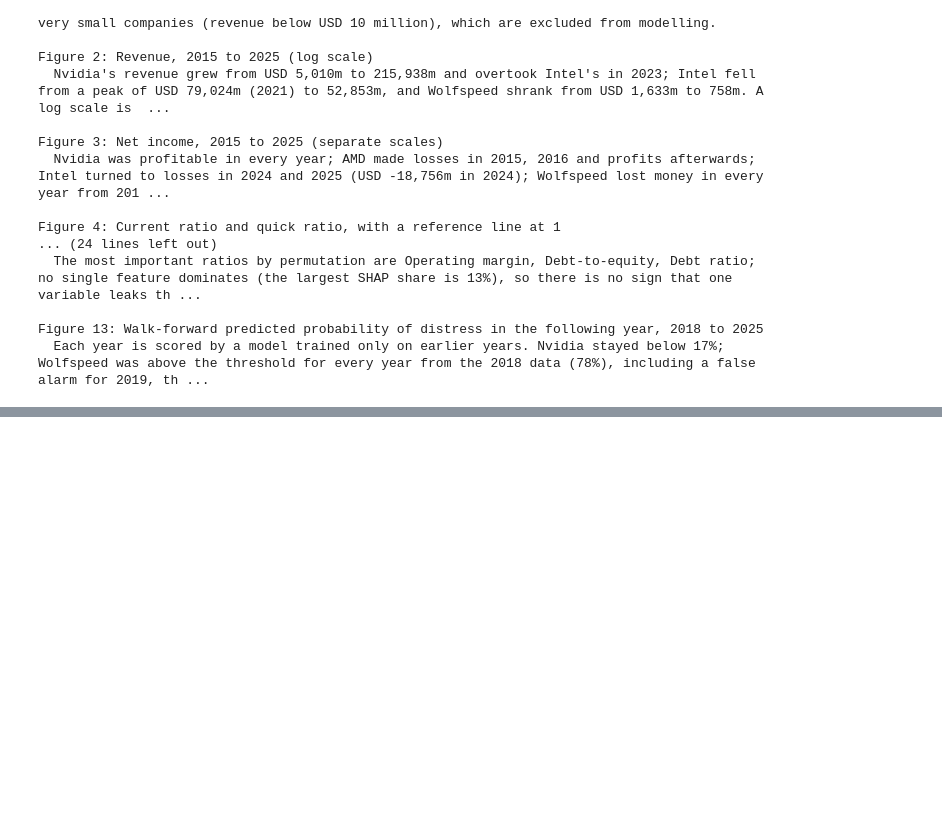
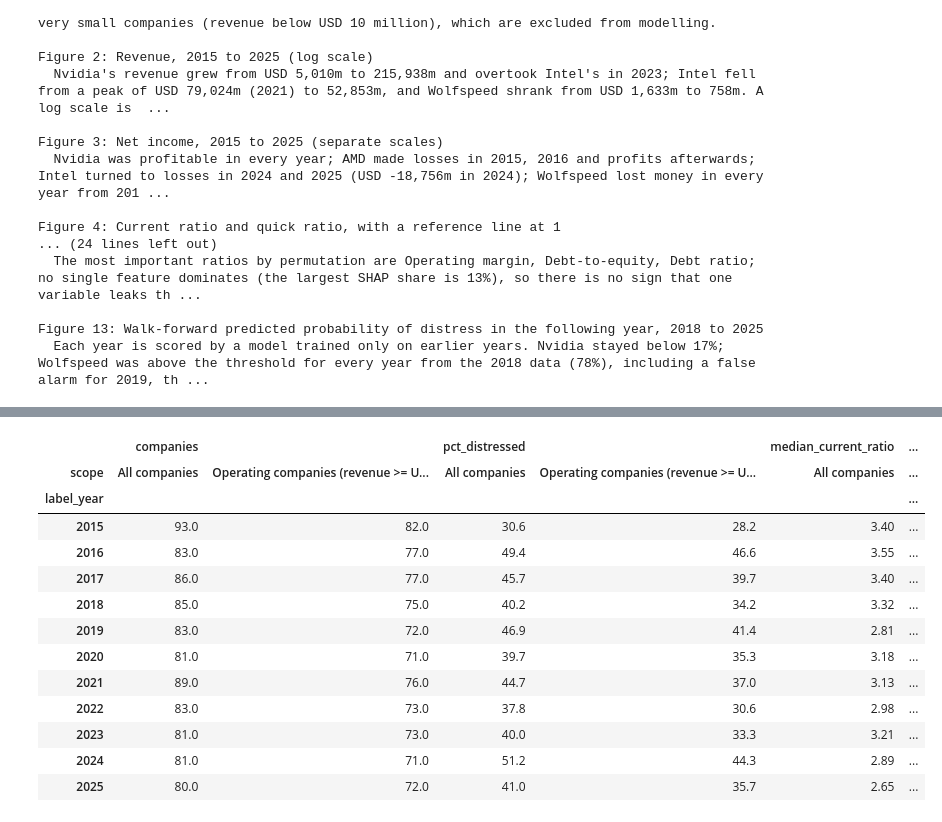
Before and after one commit to YashPatel2777/FADS_MINI_PROJECT, a Jupyter notebook: notebooks/06_figures_and_exports.ipynb, the cells around one changed output, grey strips where cells are left out. Drawn from its saved outputs; the diff is of its cells as text; code cells hidden in the pictures; blank space fills up the shorter version.

```diff
--- a/notebooks/06_figures_and_exports.ipynb
+++ b/notebooks/06_figures_and_exports.ipynb
@@ -508,0 +521,13 @@ Figure 13: Walk-forward predicted probability of distress in the following year,
+# %%
+import sys
+import pandas as pd
+sys.path.insert(0, "..")
+from src import config
+from src import exports as E
+
+pd.set_option("display.width", 200)
+pd.set_option("display.max_colwidth", 120)
+
+tables = E.build_all()
+E.save_all(tables)
+pd.DataFrame([{"file": f"{k}.csv", "rows": len(v), "columns": v.shape[1]} for k, v in tables.items()])
@@ -508,0 +579,23 @@ Figure 13: Walk-forward predicted probability of distress in the following year,
+# %%
+s = tables["sector_by_year"]
+show = s.assign(pct_distressed=(s["pct_distressed"] * 100).round(1),
+                median_current_ratio=s["median_current_ratio"].round(2),
+                median_net_margin=(s["median_net_margin"] * 100).round(1),
+                median_roa=(s["median_roa"] * 100).round(1))
+show.pivot(index="label_year", columns="scope",
+           values=["companies", "pct_distressed", "median_current_ratio", "median_net_margin"])
+# %% [output]
+|  | companies |  | pct_distressed |  | median_current_ratio | ... |
+| scope | All companies | Operating companies (revenue >= U... | All companies | Operating companies (revenue >= U... | All companies | ... |
+| label_year |  |  |  |  |  | ... |
+| 2015 | 93.0 | 82.0 | 30.6 | 28.2 | 3.40 | ... |
+| 2016 | 83.0 | 77.0 | 49.4 | 46.6 | 3.55 | ... |
+| 2017 | 86.0 | 77.0 | 45.7 | 39.7 | 3.40 | ... |
+| 2018 | 85.0 | 75.0 | 40.2 | 34.2 | 3.32 | ... |
+| 2019 | 83.0 | 72.0 | 46.9 | 41.4 | 2.81 | ... |
+| 2020 | 81.0 | 71.0 | 39.7 | 35.3 | 3.18 | ... |
+| 2021 | 89.0 | 76.0 | 44.7 | 37.0 | 3.13 | ... |
+| 2022 | 83.0 | 73.0 | 37.8 | 30.6 | 2.98 | ... |
+| 2023 | 81.0 | 73.0 | 40.0 | 33.3 | 3.21 | ... |
+| 2024 | 81.0 | 71.0 | 51.2 | 44.3 | 2.89 | ... |
+| 2025 | 80.0 | 72.0 | 41.0 | 35.7 | 2.65 | ... |
```
Also changed, not shown: parts of 10 cells of this notebook, 16 other files.
